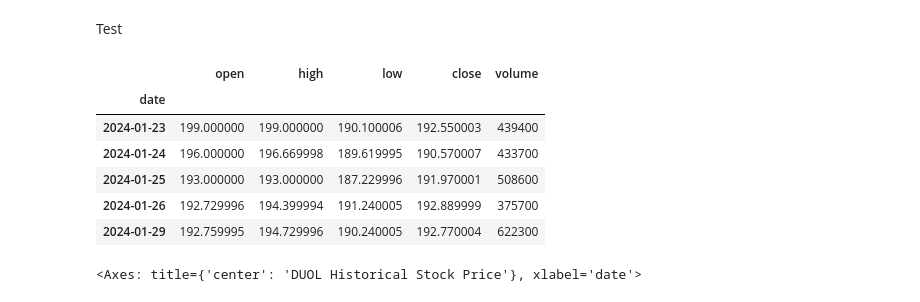
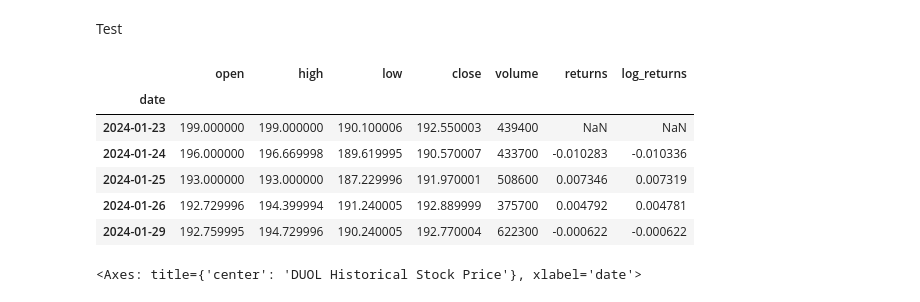
Before and after one commit to businessmajor/pyinvest, a Jupyter notebook: DUOL Technical Analysis.ipynb, the cells around one changed output. Saved outputs shown, nothing was run; the diff lists cells and outputs as text; code cells hidden in the pictures.

```diff
--- a/DUOL Technical Analysis.ipynb
+++ b/DUOL Technical Analysis.ipynb
@@ -8,16 +9,17 @@ output = obb.equity.price.historical("DUOL")
 # %%
 df = output.to_dataframe()
 #calculate returns
 df['returns'] = df['close'].pct_change()
+df['log_returns'] = np.log(1+df['close'].pct_change())
 df.head()
 # %% [output]
-|  | open | high | low | close | volume |
-| date |  |  |  |  |  |
-| 2024-01-23 | 199.000000 | 199.000000 | 190.100006 | 192.550003 | 439400 |
-| 2024-01-24 | 196.000000 | 196.669998 | 189.619995 | 190.570007 | 433700 |
-| 2024-01-25 | 193.000000 | 193.000000 | 187.229996 | 191.970001 | 508600 |
-| 2024-01-26 | 192.729996 | 194.399994 | 191.240005 | 192.889999 | 375700 |
-| 2024-01-29 | 192.759995 | 194.729996 | 190.240005 | 192.770004 | 622300 |
+|  | open | high | low | close | volume | returns | log_returns |
+| date |  |  |  |  |  |  |  |
+| 2024-01-23 | 199.000000 | 199.000000 | 190.100006 | 192.550003 | 439400 | NaN | NaN |
+| 2024-01-24 | 196.000000 | 196.669998 | 189.619995 | 190.570007 | 433700 | -0.010283 | -0.010336 |
+| 2024-01-25 | 193.000000 | 193.000000 | 187.229996 | 191.970001 | 508600 | 0.007346 | 0.007319 |
+| 2024-01-26 | 192.729996 | 194.399994 | 191.240005 | 192.889999 | 375700 | 0.004792 | 0.004781 |
+| 2024-01-29 | 192.759995 | 194.729996 | 190.240005 | 192.770004 | 622300 | -0.000622 | -0.000622 |
 # %%
 df.plot(y = "close", figsize=(10,5), grid = True, title="DUOL Historical Stock Price")
 # %% [output]
```
Also changed, not shown: parts of 3 cells of this notebook.
